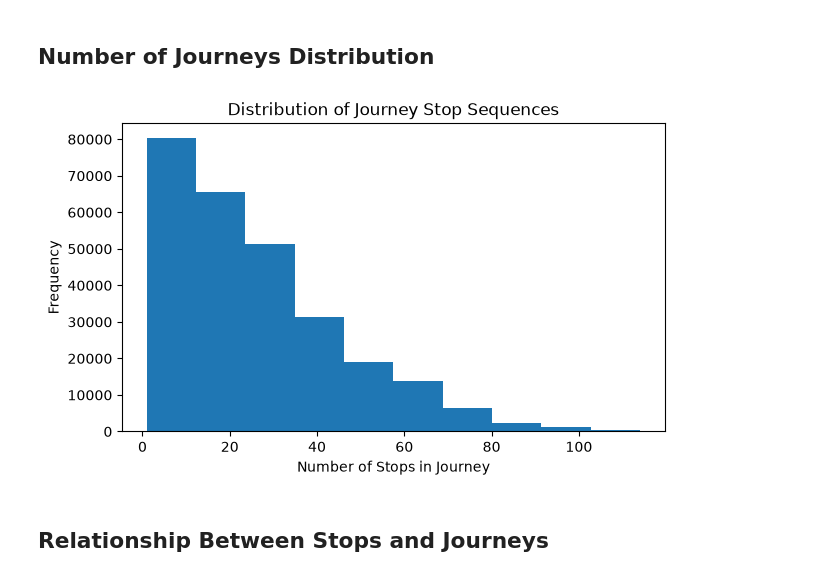
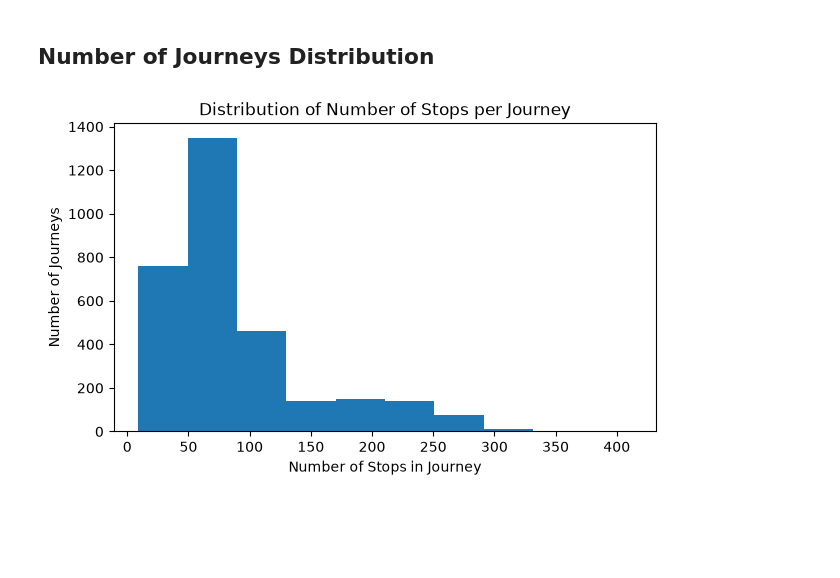
Before and after one commit to uvica/Big_Data_Project, a Jupyter notebook: notebooks/03_eda.ipynb, the cells around one changed output. Cells and saved outputs as stored; diff of their text form; code cells hidden in the pictures; blank space fills up the shorter version.

```diff
--- a/notebooks/03_eda.ipynb
+++ b/notebooks/03_eda.ipynb
@@ -165,19 +264,16 @@ plt.show()
 # %% [markdown]
 ## Number of Journeys Distribution
 # %%
-journeys = df.select("stop_sequence").toPandas()
+from pyspark.sql.functions import count as spark_count
+
+journeys = df.groupBy("journey_id").agg(spark_count("stop_sequence").alias("num_stops")).toPandas()
 
 import matplotlib.pyplot as plt
-
 plt.figure(figsize=(7,4))
-plt.hist(journeys["stop_sequence"], bins=10)
-
-plt.title("Distribution of Journey Stop Sequences")
+plt.hist(journeys["num_stops"], bins=10)
+plt.title("Distribution of Number of Stops per Journey")
 plt.xlabel("Number of Stops in Journey")
-plt.ylabel("Frequency")
-
+plt.ylabel("Number of Journeys")
 plt.show()
 # %% [output]
-[figure, old version]
+[figure, new version]
-# %% [markdown]
-## Relationship Between Stops and Journeys
```
Also changed, not shown: parts of 19 cells of this notebook, 2 other files.
